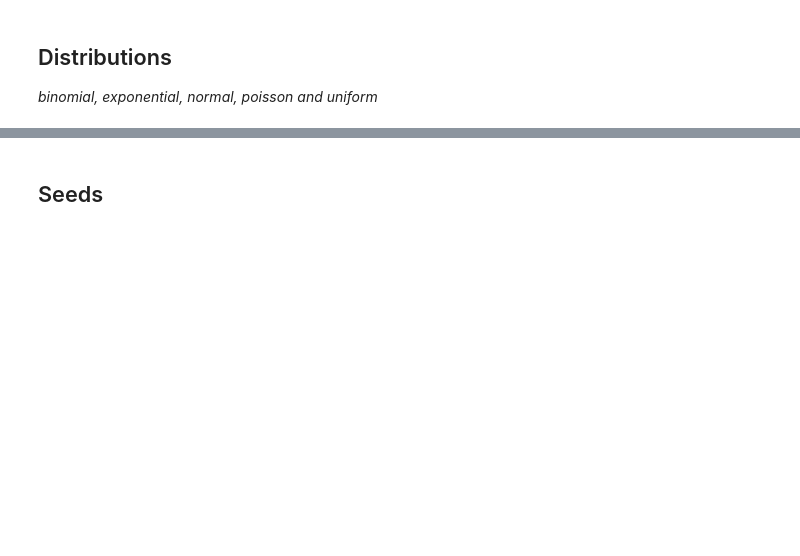
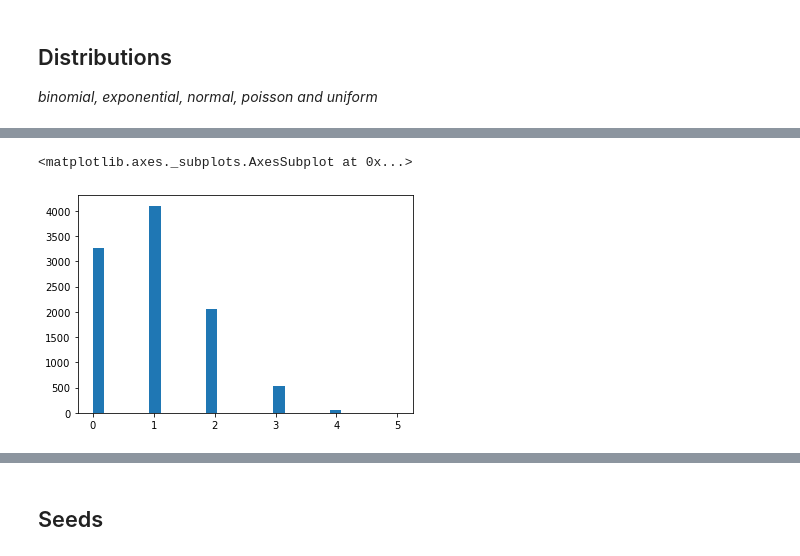
Before and after one commit to dervlac/numpy-assignment, a Jupyter notebook: NumPy Analysis.ipynb, the cells around one changed output, grey strips where cells are left out. Drawn from its saved outputs; the diff is of its cells as text; code cells hidden in the pictures; blank space fills up the shorter version.

```diff
--- a/NumPy Analysis.ipynb
+++ b/NumPy Analysis.ipynb
@@ -224,0 +263,7 @@ plt.show
+# %%
+# investigating the impact of a lower probability of success
+b_dist2 = rng.binomial(5,0.2,size=10000)
+sns.distplot(b_dist2,kde=False,hist_kws={"linewidth": 15,'alpha':1})
+# %% [output]
+<matplotlib.axes._subplots.AxesSubplot at 0x...>
+[figure, added]
```
Also changed, not shown: parts of 36 cells of this notebook.
